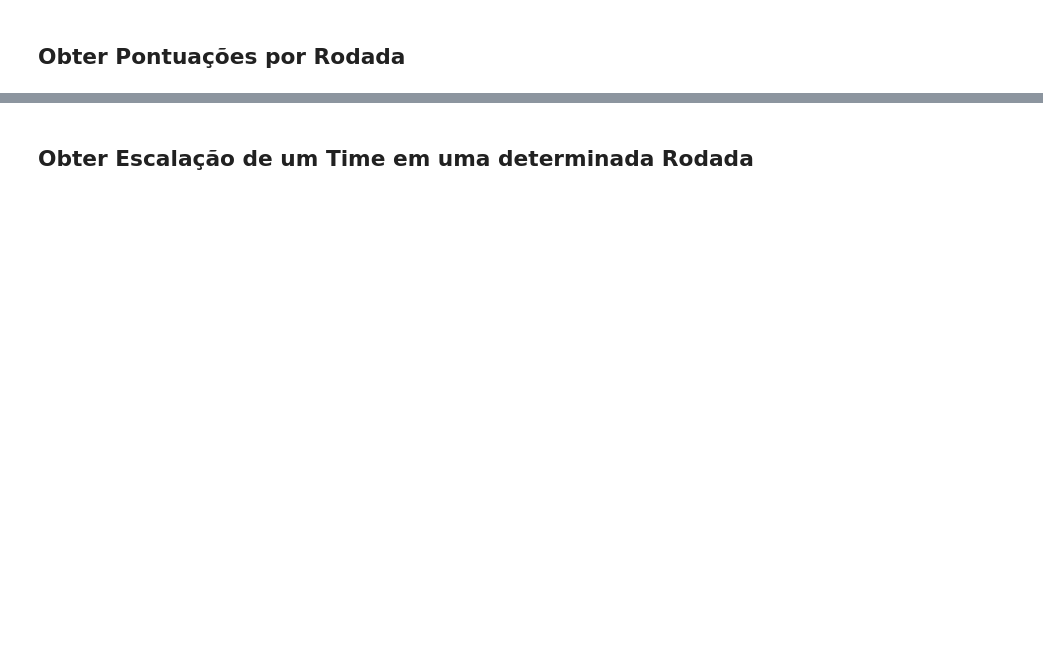
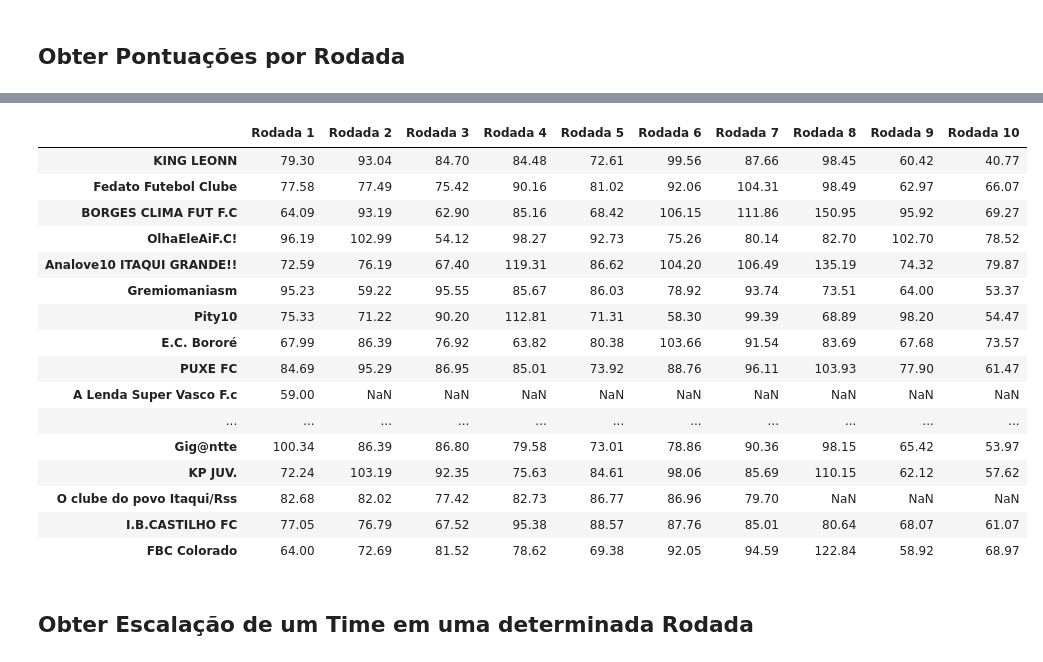
Before and after one commit to FernandoBC23/cartola_fbc, a Jupyter notebook: liga_eliminacao/datasets_liga_eliminacao/busca_dados_liga_eliminacao.ipynb, the cells around one changed output, grey strips where cells are left out. Saved outputs shown, nothing was run; the diff lists cells and outputs as text; code cells hidden in the pictures; blank space fills up the shorter version.

Commit message:
Atualização RDD 10 - Liga Eliminação
Ajuste e atualização da pontuação da Rodada 10 na Liga Eliminação.

```diff
--- a/liga_eliminacao/datasets_liga_eliminacao/busca_dados_liga_eliminacao.ipynb
+++ b/liga_eliminacao/datasets_liga_eliminacao/busca_dados_liga_eliminacao.ipynb
@@ -267,0 +228,76 @@ display(df_pontuacoes)
+# %%
+rodada_atual = api.mercado().rodada_atual
+
+# Verifica se o campeonato começou
+def campeonato_comecou(ids_times):
+    for time_id in ids_times.values():
+        try:
+            pontuacao = api.time(time_id=time_id, rodada=1).ultima_pontuacao
+            if pontuacao is not None:
+                return True
+        except CartolaFCError:
+            continue
+    return False
+
+# Se campeonato não começou, cria tabela vazia
+if not campeonato_comecou(ids_times):
+    print("📌 O campeonato ainda não começou. Criando estrutura com placeholders.")
+    total_rodadas = 38
+    df_pontuacoes = pd.DataFrame(index=ids_times.keys(), columns=[f'Rodada {i}' for i in range(1, total_rodadas + 1)])
+    df_pontuacoes[:] = None
+else:
+    df_pontuacoes = pd.DataFrame()
+    times_ativos = dict(ids_times)  # cópia inicial
+
+    for rodada in range(1, rodada_atual):
+        pontuacoes_rodada = {}
+        print(f"🔄 Rodada {rodada} — Times participantes: {len(times_ativos)}")
+
+        for nome, time_id in times_ativos.items():
+            try:
+                time_rodada = api.time(time_id=time_id, rodada=rodada)
+                pontuacoes_rodada[nome] = time_rodada.ultima_pontuacao
+            except CartolaFCError as e:
+                print(f"Erro ao acessar pontuação da rodada {rodada} para {nome}: {e}")
+                pontuacoes_rodada[nome] = None
+            time.sleep(0.4)  # evita rate limit
+
+        # Adiciona pontuação da rodada
+        df_pontuacoes[f'Rodada {rodada}'] = pd.Series(pontuacoes_rodada)
+
+        # Eliminação
+        if len(pontuacoes_rodada) > 1 and rodada <= 18:
+            rodada_series = pd.Series(pontuacoes_rodada)
+            rodada_series = rodada_series.dropna()
+
+            if rodada <= 9:
+                # Elimina 1 time
+                eliminado = rodada_series.idxmin()
+                print(f"❌ Eliminado da Rodada {rodada}: {eliminado}")
+                times_ativos.pop(eliminado, None)
+
+            elif rodada <= 18:
+                # Elimina 2 times
+                eliminados = rodada_series.nsmallest(2).index.tolist()
+                for eliminado in eliminados:
+                    print(f"❌ Eliminado da Rodada {rodada}: {eliminado}")
+                    times_ativos.pop(eliminado, None)
+
+# Salvar em Excel
+excel_path = 'Pontuacoes_Por_Rodada_Liga_Eliminacao.xlsx'
+df_pontuacoes.to_excel(excel_path)
+print(f"✅ Arquivo Excel salvo: {excel_path}")
+
+# Salvar em JS
+df_dict = df_pontuacoes.fillna("").to_dict(orient='index')
+js_content = f"const pontuacoesPorRodada = {json.dumps(df_dict, indent=2, ensure_ascii=False)};"
+
+js_path = "Pontuacoes_Por_Rodada_Liga_Eliminacao.js"
+with open(js_path, "w", encoding="utf-8") as f:
+    f.write(js_content)
+
+print(f"✅ Arquivo JS salvo: {js_path}")
+
+# Exibir DataFrame final
+display(df_pontuacoes)
+# %% [output]
@@ -268,3 +321,20 @@ display(df_pontuacoes)
+|  | Rodada 1 | Rodada 2 | Rodada 3 | Rodada 4 | Rodada 5 | Rodada 6 | Rodada 7 | Rodada 8 | Rodada 9 | Rodada 10 |
+| KING LEONN | 79.30 | 93.04 | 84.70 | 84.48 | 72.61 | 99.56 | 87.66 | 98.45 | 60.42 | 40.77 |
+| Fedato Futebol Clube | 77.58 | 77.49 | 75.42 | 90.16 | 81.02 | 92.06 | 104.31 | 98.49 | 62.97 | 66.07 |
+| BORGES CLIMA FUT F.C | 64.09 | 93.19 | 62.90 | 85.16 | 68.42 | 106.15 | 111.86 | 150.95 | 95.92 | 69.27 |
+| OlhaEleAiF.C! | 96.19 | 102.99 | 54.12 | 98.27 | 92.73 | 75.26 | 80.14 | 82.70 | 102.70 | 78.52 |
+| Analove10 ITAQUI GRANDE!! | 72.59 | 76.19 | 67.40 | 119.31 | 86.62 | 104.20 | 106.49 | 135.19 | 74.32 | 79.87 |
+| Gremiomaniasm | 95.23 | 59.22 | 95.55 | 85.67 | 86.03 | 78.92 | 93.74 | 73.51 | 64.00 | 53.37 |
+| Pity10 | 75.33 | 71.22 | 90.20 | 112.81 | 71.31 | 58.30 | 99.39 | 68.89 | 98.20 | 54.47 |
+| E.C. Bororé | 67.99 | 86.39 | 76.92 | 63.82 | 80.38 | 103.66 | 91.54 | 83.69 | 67.68 | 73.57 |
+| PUXE FC | 84.69 | 95.29 | 86.95 | 85.01 | 73.92 | 88.76 | 96.11 | 103.93 | 77.90 | 61.47 |
+| A Lenda Super Vasco F.c | 59.00 | NaN | NaN | NaN | NaN | NaN | NaN | NaN | NaN | NaN |
+| ... | ... | ... | ... | ... | ... | ... | ... | ... | ... | ... |
+| Gig@ntte | 100.34 | 86.39 | 86.80 | 79.58 | 73.01 | 78.86 | 90.36 | 98.15 | 65.42 | 53.97 |
+| KP JUV. | 72.24 | 103.19 | 92.35 | 75.63 | 84.61 | 98.06 | 85.69 | 110.15 | 62.12 | 57.62 |
+| O clube do povo Itaqui/Rss | 82.68 | 82.02 | 77.42 | 82.73 | 86.77 | 86.96 | 79.70 | NaN | NaN | NaN |
+| I.B.CASTILHO FC | 77.05 | 76.79 | 67.52 | 95.38 | 88.57 | 87.76 | 85.01 | 80.64 | 68.07 | 61.07 |
+| FBC Colorado | 64.00 | 72.69 | 81.52 | 78.62 | 69.38 | 92.05 | 94.59 | 122.84 | 58.92 | 68.97 |
 # %% [markdown]
 ## Obter Escalação de um  Time em uma determinada Rodada
 # %%
```
Also changed, not shown: parts of 7 cells of this notebook, 8 other files.
